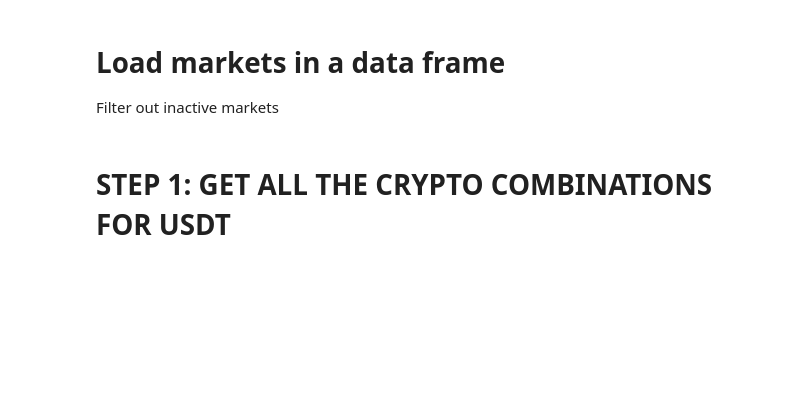
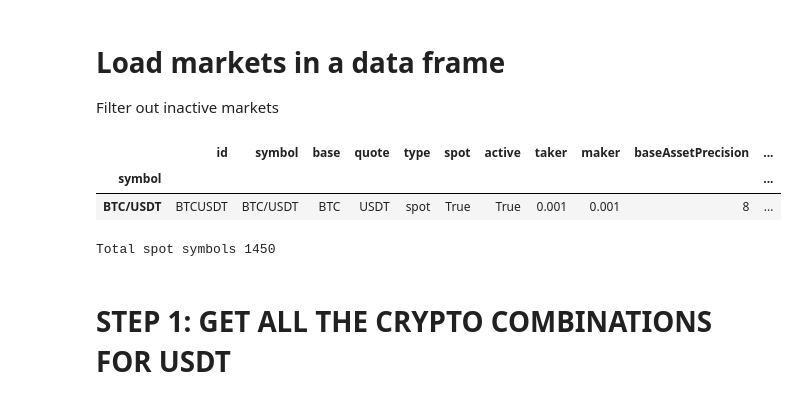
Before and after one commit to jbarrerobuch/cryptobot, a Jupyter notebook: triangular_arbitrage.ipynb, the cells around one changed output. Saved outputs shown, nothing was run; the diff lists cells and outputs as text; code cells hidden in the pictures; blank space fills up the shorter version.

```diff
--- a/triangular_arbitrage.ipynb
+++ b/triangular_arbitrage.ipynb
@@ -32,37 +53,46 @@ markets_df.set_index('symbol', verify_integrity= True, inplace= True,drop= False
 # %%
-# Get only spot markets
-spot_market = markets_df[markets_df.type == 'spot']
-
 # Extrac decimal precision of markets
 info_df = spot_market['info'].apply(pd.Series).drop(columns=[
     'symbol',
     'status',
     'baseAsset',
     'quoteAsset',
     'orderTypes',
     'icebergAllowed',
     'ocoAllowed',
     'quoteOrderQtyMarketAllowed',
     'allowTrailingStop',
     'isSpotTradingAllowed',
     'isMarginTradingAllowed',
     'filters',
     'permissions'
 ])
+
+# Extract amount limits
 amounts_df = spot_market['limits'].apply(pd.Series)['amount'].apply(pd.Series)
 amounts_df.rename(columns={'min':'amount_min', 'max':'amount_max'}, inplace= True)
+
+# Extract cost limits
+cost_df = spot_market['limits'].apply(pd.Series)['cost'].apply(pd.Series)
+cost_df.rename(columns={'min': 'cost_min', 'max': 'cost_max'}, inplace= True)
 
 spot_market.drop(columns=[
     'delivery', 'option', 'contract', 'linear',
     'inverse', 'contractSize', 'expiry',
     'expiryDatetime', 'margin', 'swap', 'future', 'strike',
     'optionType', 'precision', 'limits', 'info', 'settleId', 'settle', 'baseId', 'quoteId', 'lowercaseId'], inplace=True)
-spot_market = pd.concat([spot_market, info_df, amounts_df], axis=1)
+spot_market = pd.concat([spot_market, info_df, amounts_df, cost_df], axis=1)
 
 spot_market[spot_market['symbol'].str.contains('BTC/USDT')]
+# %% [output]
+|  | id | symbol | base | quote | type | spot | active | taker | maker | baseAssetPrecision | ... |
+| symbol |  |  |  |  |  |  |  |  |  |  | ... |
+| BTC/USDT | BTCUSDT | BTC/USDT | BTC | USDT | spot | True | True | 0.001 | 0.001 | 8 | ... |
 # %%
 spot_symbols = list(spot_market.symbol)
 print('Total spot symbols',len(spot_symbols))
+# %% [output]
+Total spot symbols 1450
 # %% [markdown]
 # STEP 1: GET ALL THE CRYPTO COMBINATIONS FOR USDT
 # %%
```
Also changed, not shown: parts of 10 cells of this notebook, 2 other files.
